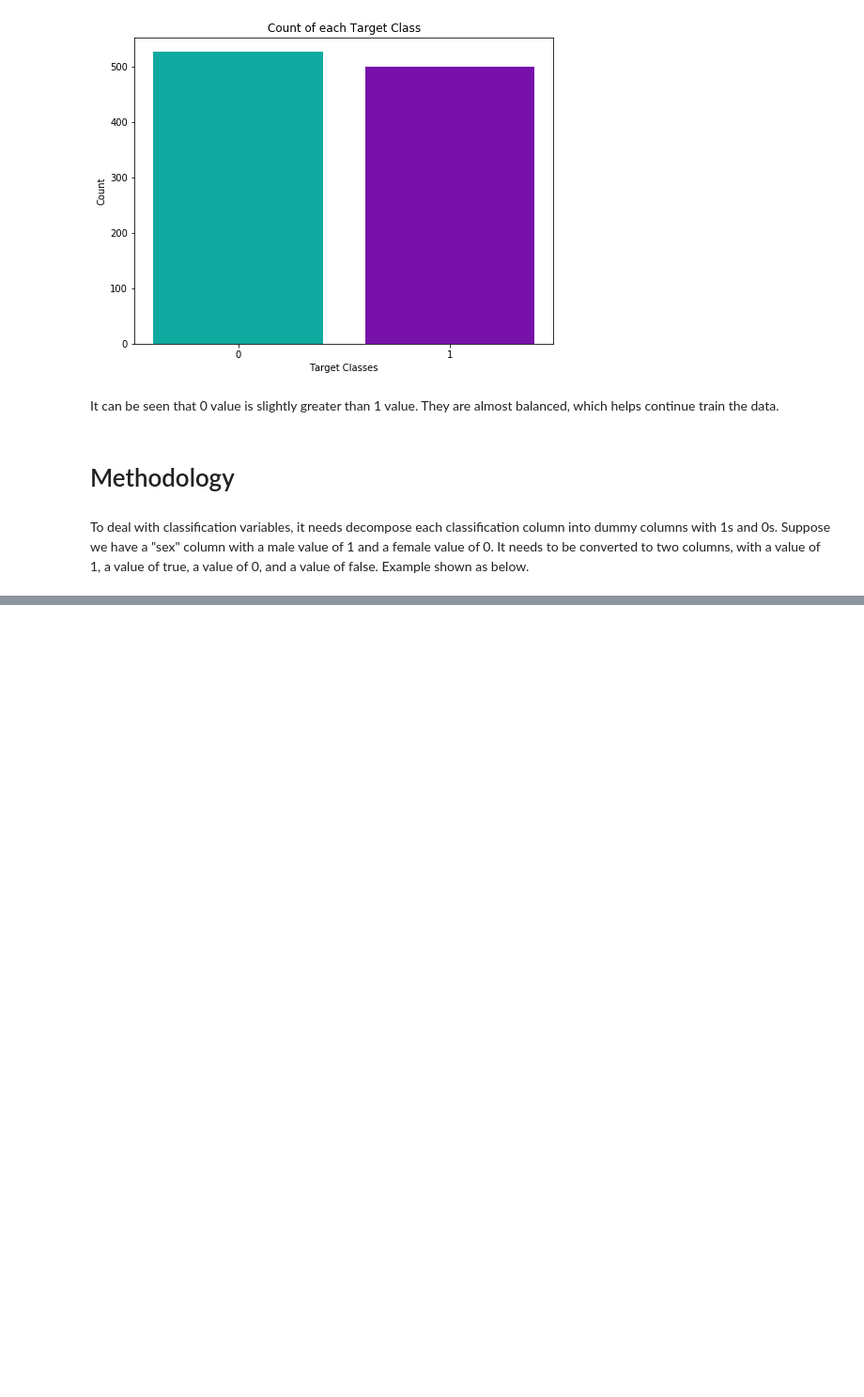
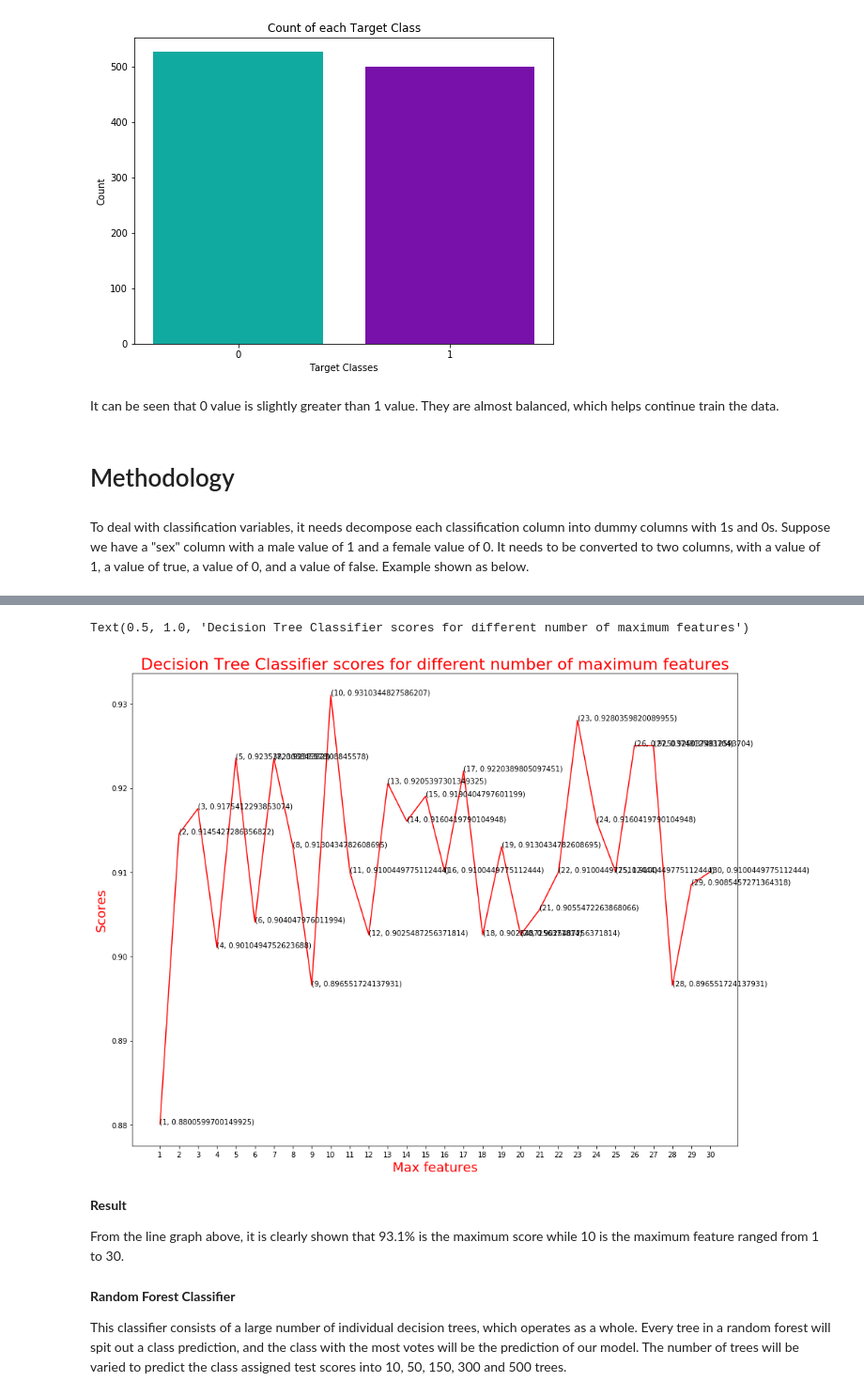
Before and after one commit to haishan-shi/A1, a Jupyter notebook: A2_Practical_Machine_Learning_Project.ipynb, the cells around one changed output, grey strips where cells are left out. Shown at 94% size. Drawn from its saved outputs; the diff is of its cells as text; code cells hidden in the pictures; blank space fills up the shorter version.

```diff
--- a/A2_Practical_Machine_Learning_Project.ipynb
+++ b/A2_Practical_Machine_Learning_Project.ipynb
@@ -232,0 +284,26 @@ Text(0.5, 1.0, 'K Neighbors Classifier scores for different K values')
+# %%
+dt_scores = []
+for i in range(1, len(X.columns) + 1):
+    dt_classifier = DecisionTreeClassifier(max_features = i, random_state = 0)
+    dt_classifier.fit(X_train, y_train)
+    dt_scores.append(dt_classifier.score(X_test, y_test))
+# %%
+rcParams['figure.figsize'] = 15, 12
+plt.plot([i for i in range(1, len(X.columns) + 1)], dt_scores, color = 'red')
+for i in range(1, len(X.columns) + 1):
+    plt.text(i, dt_scores[i-1], (i, dt_scores[i-1]))
+plt.xticks([i for i in range(1, len(X.columns) + 1)])
+plt.xlabel('Max features', color = 'red', fontsize=18)
+plt.ylabel('Scores', color = 'red', fontsize=18)
+plt.title('Decision Tree Classifier scores for different number of maximum features', color = 'red', fontsize=22)
+# %% [output]
+Text(0.5, 1.0, 'Decision Tree Classifier scores for different number of maximum features')
+[figure, added]
+# %% [markdown]
+**Result**
+
+From the line graph above, it is clearly shown that 93.1% is the maximum score  while 10 is the maximum feature ranged from 1 to 30.
+# %% [markdown]
+**Random Forest Classifier**
+
+This classifier consists of a large number of individual decision trees, which operates as a whole. Every tree in a random forest will spit out a class prediction, and the class with the most votes will be the prediction of our model. The number of trees will be varied to predict the class assigned test scores into 10, 50, 150, 300 and 500 trees.
```
Also changed, not shown: parts of 24 cells of this notebook.
